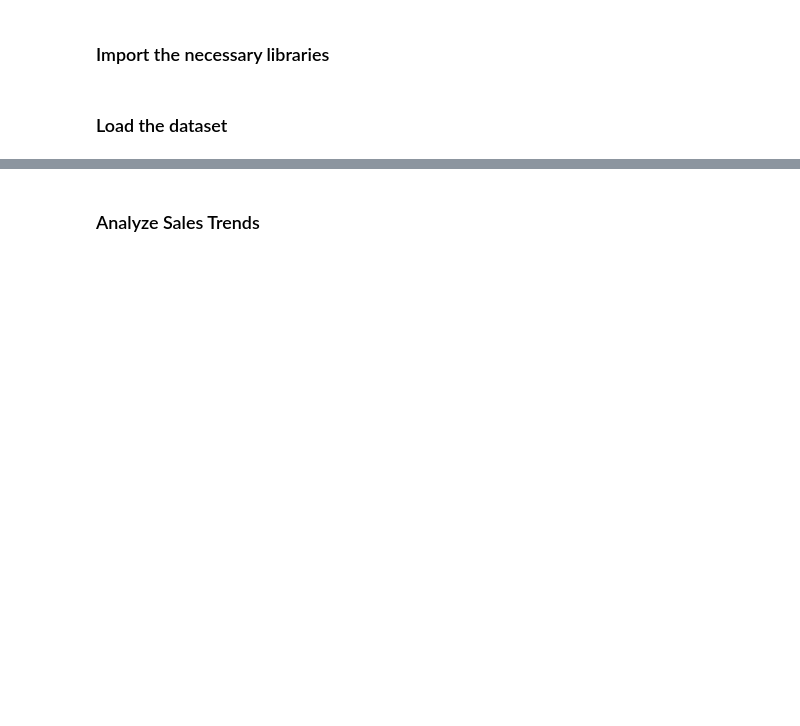
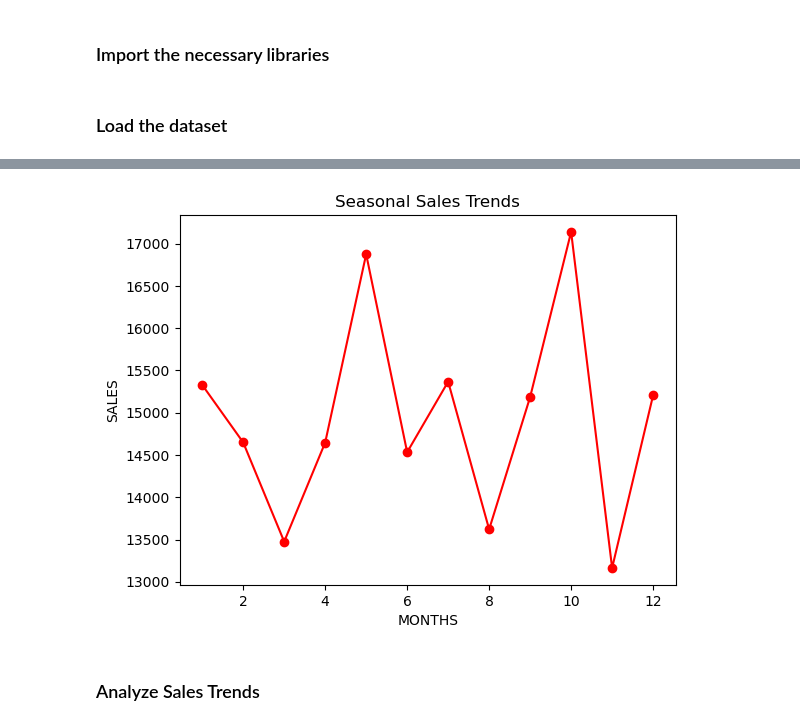
Before and after one commit to GuaSiMoTO/LAB-Python-for-Data-Analysis-Data-Visualization-Techniques-public, a Jupyter notebook: LAB-Data-Visualization.ipynb, the cells around one changed output, grey strips where cells are left out. Saved outputs shown, nothing was run; the diff lists cells and outputs as text; code cells hidden in the pictures; blank space fills up the shorter version.

```diff
--- a/LAB-Data-Visualization.ipynb
+++ b/LAB-Data-Visualization.ipynb
@@ -29,3 +68,13 @@ import seaborn as sns
+# %%
+plt.plot(df_total_sales['month'],df_total_sales['total sales'], marker = 'o', color = 'red')
+
+plt.title('Seasonal Sales Trends')
+plt.xlabel('MONTHS')
+plt.ylabel('SALES')
+
+plt.show()
+# %% [output]
+[figure, added]
 # %% [markdown]
 ### Analyze Sales Trends
 # %% [markdown]
```
Also changed, not shown: parts of 8 cells of this notebook, 3 other files.
